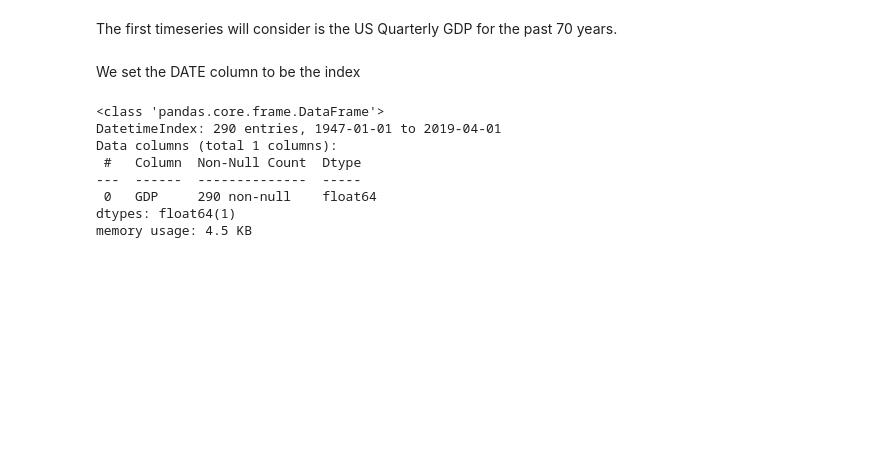
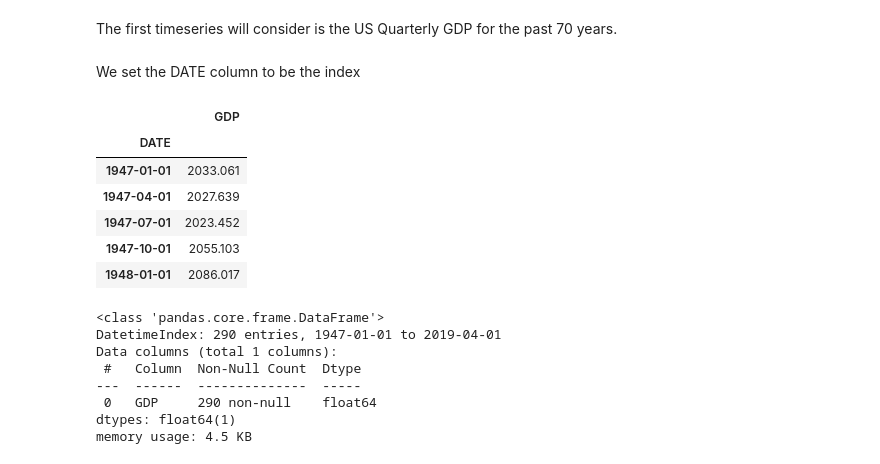
Before and after one commit to DataForScience/Timeseries_LL, a Jupyter notebook: 01. Data Exploration.ipynb, the cells around one changed output. Drawn from its saved outputs; the diff is of its cells as text; code cells hidden in the pictures; blank space fills up the shorter version.

```diff
--- a/01. Data Exploration.ipynb
+++ b/01. Data Exploration.ipynb
@@ -54,6 +54,16 @@ GDP = pd.read_csv('data/GDP.csv', parse_dates=['DATE'])
 We set the DATE column to be the index
 # %%
 GDP.set_index('DATE', inplace=True)
+# %%
+GDP.head()
+# %% [output]
+|  | GDP |
+| DATE |  |
+| 1947-01-01 | 2033.061 |
+| 1947-04-01 | 2027.639 |
+| 1947-07-01 | 2023.452 |
+| 1947-10-01 | 2055.103 |
+| 1948-01-01 | 2086.017 |
 # %%
 GDP.info()
 # %% [output]
```
Also changed, not shown: parts of 9 cells of this notebook, 11 other files.
